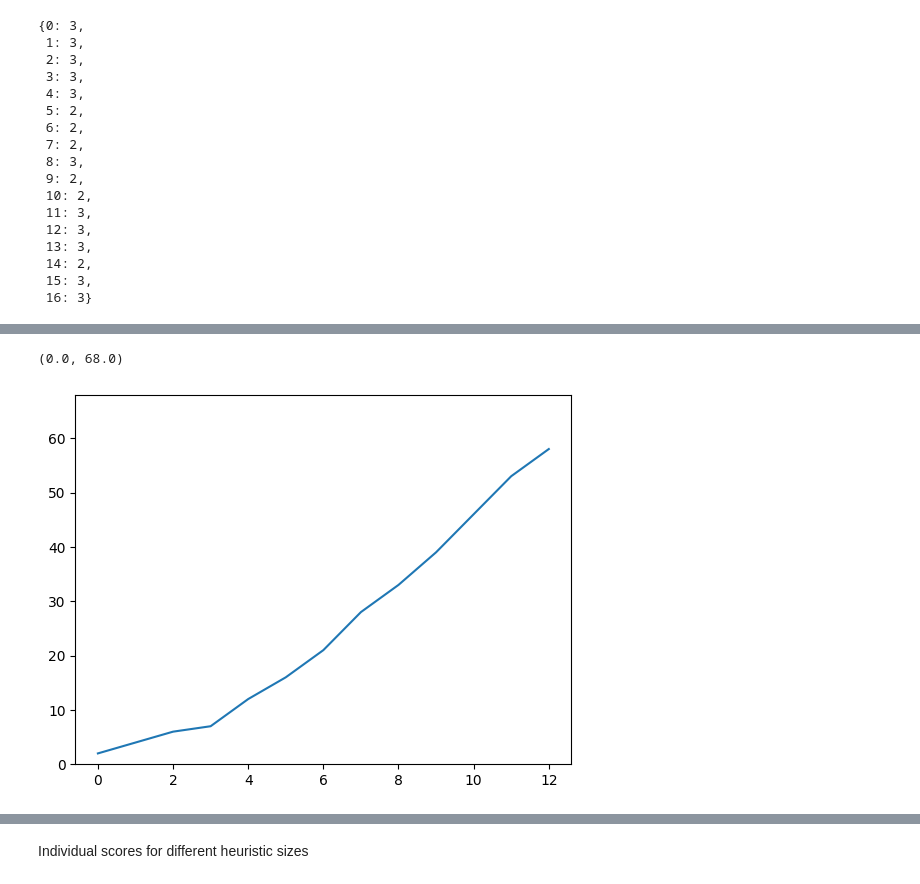
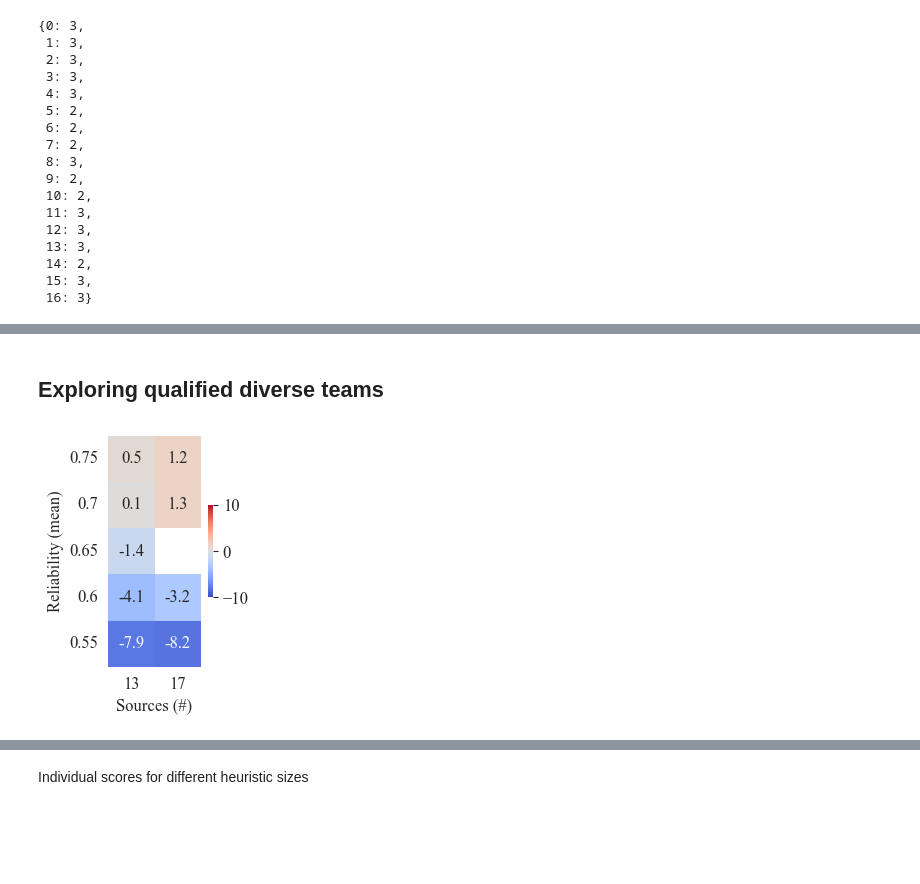
Before and after one commit to HeinDuijf/DiversityAbility, a Jupyter notebook: DataAnalysis.ipynb, the cells around one changed output, grey strips where cells are left out. Saved outputs shown, nothing was run; the diff lists cells and outputs as text; code cells hidden in the pictures; blank space fills up the shorter version.

```diff
--- a/DataAnalysis.ipynb
+++ b/DataAnalysis.ipynb
@@ -487,16 +418,7 @@ def qualified_agents(sources, heuristic_size = 5, percentile = 90):
-# %%
-sources = Sources(13)
-agents = qualified_agents(sources, heuristic_size = 5, percentile = 95)
-
-source_counts = np.empty(13)
-for source in range(13):
-    source_counts[source] = len([agent for agent in agents if source in agent.heuristic])
-max_count = max(source_counts)
-fig = sns.lineplot(source_counts)
-fig.set_ylim(0, max_count + 10)
-# %% [output]
-(0.0, 68.0)
-[figure, old version]
+# %% [markdown]
+## Exploring qualified diverse teams
 # %%
-visualize_heatmap(outcome="accuracy", diverse_team_type="qualified_diverse_10", colors=True)
+visualize_heatmap(outcome="accuracy", diverse_team_type="qualified_diverse_10", colors=True, show=True)
+# %% [output]
+[figure, added]
 # %%
```
Also changed, not shown: parts of 22 cells of this notebook.
